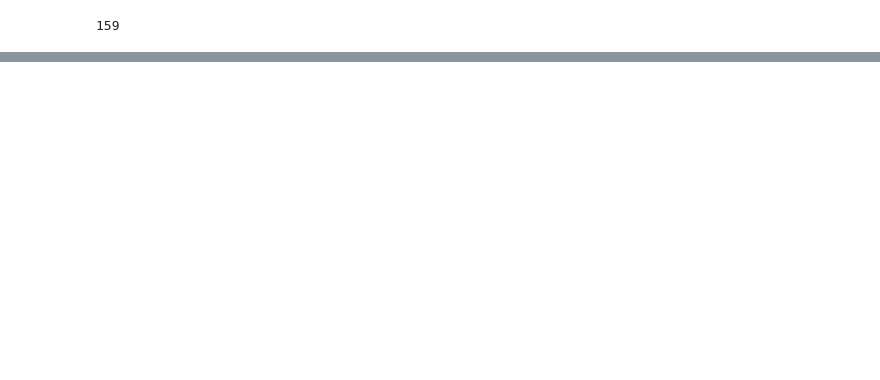
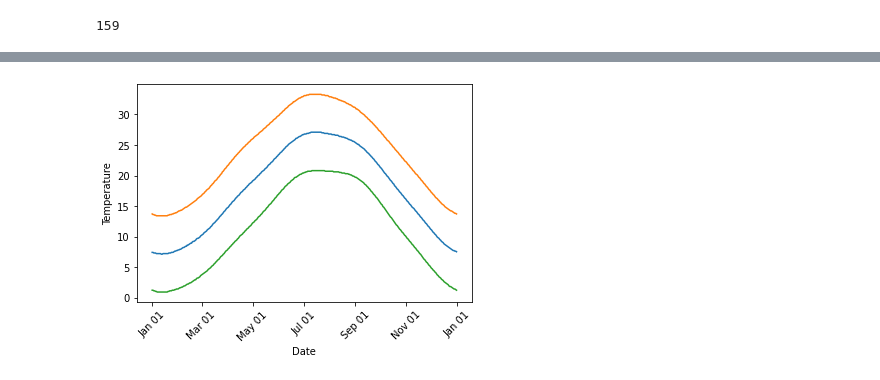
Before and after one commit to rebekahcallkacz/interactive-daily-normals, a Jupyter notebook: initial_data_analysis.ipynb, the cells around one changed output, grey strips where cells are left out. Cells and saved outputs as stored; diff of their text form; code cells hidden in the pictures; blank space fills up the shorter version.

Commit message:
plotted year of weather data for one station

```diff
--- a/initial_data_analysis.ipynb
+++ b/initial_data_analysis.ipynb
@@ -30,3 +38,10 @@ num_stations = df_nc['STATION'].nunique()
 num_stations
 # %% [output]
 159
+# %%
+# Create list of stations by name
+station_names = df_nc['NAME'].unique()
+
+# Randomly select one station from this list
+rand_station = station_names[random.randint(0, len(station_names))]
+rand_station
@@ -32,0 +50,4 @@ num_stations
+# %%
+# Filter the dataset to only this station and sort by date
+rand_station_df = df_nc.loc[df_nc['NAME'] == rand_station].sort_values(by=['DATE'])
+rand_station_df
@@ -32,0 +68,26 @@ num_stations
+# %%
+# Plot normals on graph
+
+# Remove leapyear date
+station_plot_df = rand_station_df[rand_station_df['DATE'] != '02-29']
+fig, ax = plt.subplots()
+
+# Create x and y's for normals
+x = pd.to_datetime(station_plot_df['DATE'], format='%m-%d')
+normals = ['DLY-TAVG-NORMAL', 'DLY-TMAX-NORMAL', 'DLY-TMIN-NORMAL']
+
+# Plot normals
+for norm in normals:
+    ax.plot(x, station_plot_df[norm])
+
+# Format x tick labels
+ax.xaxis.set_major_formatter(mpldt.DateFormatter('%b %d'))
+ax.xaxis.set_tick_params(labelrotation=45)
+
+# Set axes labels
+ax.xaxis.set_label_text('Date')
+ax.yaxis.set_label_text('Temperature')
+
+plt.show()
+# %% [output]
+[figure, added]
```
Also changed, not shown: parts of 5 cells of this notebook.
